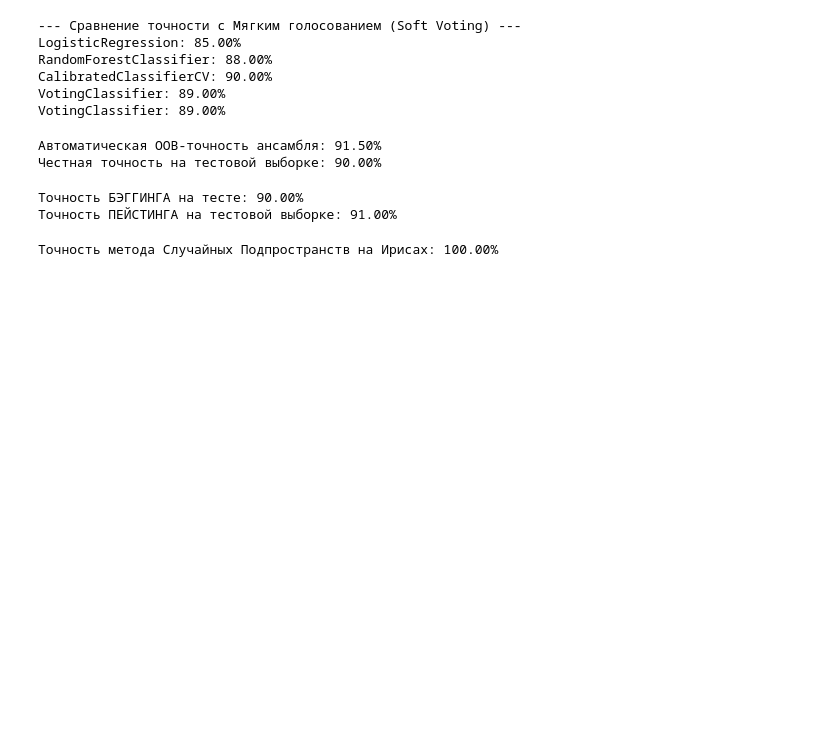
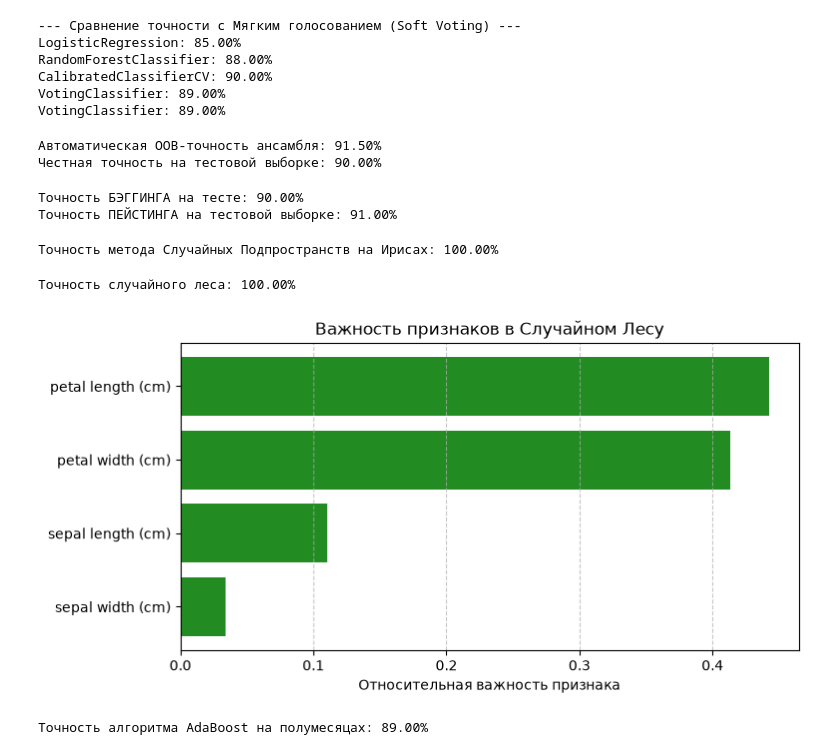
Before and after one commit to Uliana-int/SVM-small-project, a Jupyter notebook: ensembles_prac.ipynb, the cells around one changed output. Saved outputs shown, nothing was run; the diff lists cells and outputs as text; code cells hidden in the pictures; blank space fills up the shorter version.

Commit message:
Add AdaBoost classifier and Gradient Boosting regressor with early stopping

```diff
--- a/ensembles_prac.ipynb
+++ b/ensembles_prac.ipynb
@@ -88,3 +93,37 @@ y_pred_sub = subspace_clf.predict(X_test_i)
 print(f"Точность метода Случайных Подпространств на Ирисах: {accuracy_score(y_test_i, y_pred_sub):.2%}")
 # %% [output]
 Точность метода Случайных Подпространств на Ирисах: 100.00%
+# %%
+forest_clf = RandomForestClassifier(n_estimators=500, random_state=42, n_jobs=-1)
+forest_clf.fit(X_train_i, y_train_i)
+
+y_pred_forest = forest_clf.predict(X_test_i)
+print(f"Точность случайного леса: {accuracy_score(y_test_i, y_pred_forest):.2%}\n")
+
+importances = forest_clf.feature_importances_
+feature_names = iris.feature_names
+
+indices = np.argsort(importances)
+
+plt.figure(figsize=(8, 4))
+plt.barh(range(len(indices)), importances[indices], color='forestgreen', align='center')
+plt.yticks(range(len(indices)), [feature_names[i] for i in indices])
+plt.xlabel('Относительная важность признака')
+plt.title('Важность признаков в Случайном Лесу')
+plt.grid(axis='x', linestyle='--', alpha=0.7)
+plt.show()
+# %% [output]
+Точность случайного леса: 100.00%
+[figure, added]
+# %%
+ada_clf = AdaBoostClassifier(
+    DecisionTreeClassifier(max_depth=1), n_estimators = 200,
+    learning_rate = 0.5, random_state=42
+)
+
+ada_clf.fit(X_train, y_train)
+
+y_pred_ada = ada_clf.predict(X_test)
+print(f"Точность алгоритма AdaBoost на полумесяцах: {accuracy_score(y_test, y_pred_ada):.2%}")
+# %% [output]
+Точность алгоритма AdaBoost на полумесяцах: 89.00%
```
Also changed, not shown: parts of 2 cells of this notebook.
